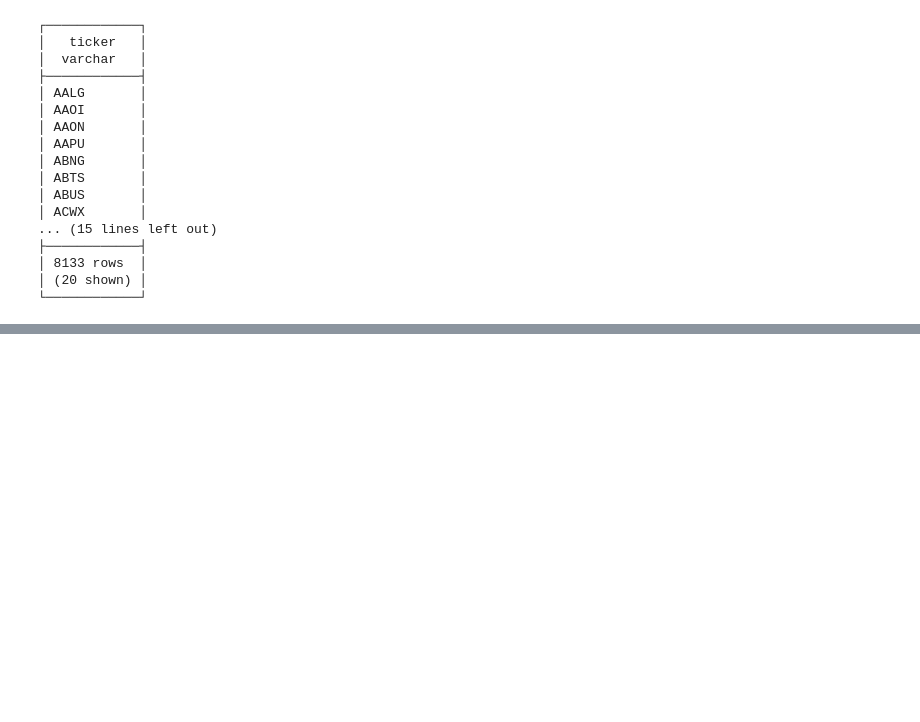
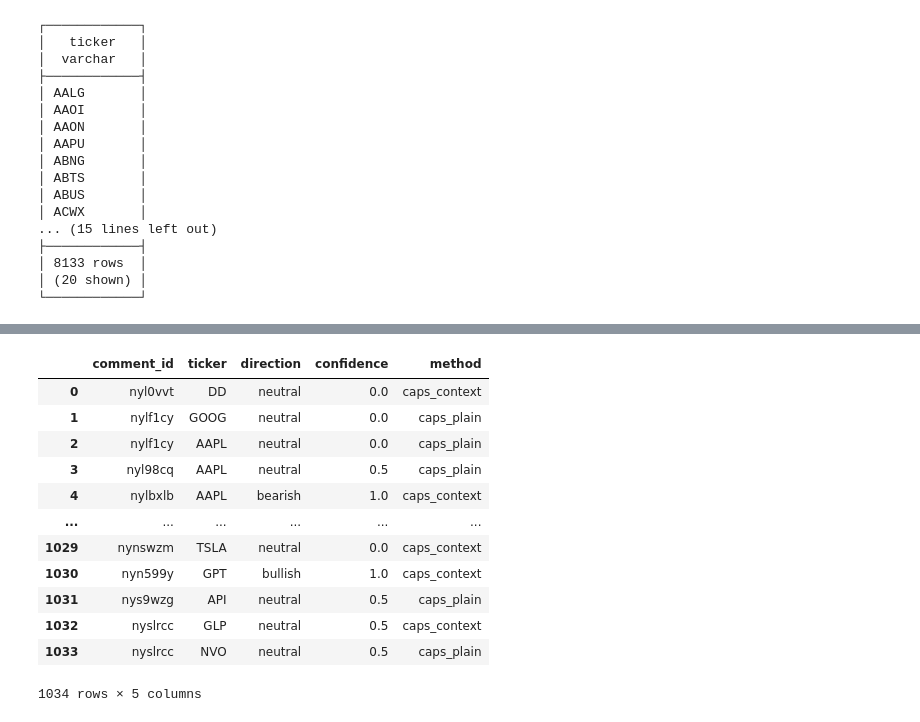
Before and after one commit to martush/reddit-llm, a Jupyter notebook: notebooks/reddit_db_exploration.ipynb, the cells around one changed output, grey strips where cells are left out. Cells and saved outputs as stored; diff of their text form; code cells hidden in the pictures; blank space fills up the shorter version.

```diff
--- a/notebooks/reddit_db_exploration.ipynb
+++ b/notebooks/reddit_db_exploration.ipynb
@@ -149,0 +198,17 @@ con.sql('''SELECT *
+# %%
+comment_tickers = con.sql("SELECT * FROM comment_tickers").df()
+display(comment_tickers)
+# %% [output]
+|  | comment_id | ticker | direction | confidence | method |
+| 0 | nyl0vvt | DD | neutral | 0.0 | caps_context |
+| 1 | nylf1cy | GOOG | neutral | 0.0 | caps_plain |
+| 2 | nylf1cy | AAPL | neutral | 0.0 | caps_plain |
+| 3 | nyl98cq | AAPL | neutral | 0.5 | caps_plain |
+| 4 | nylbxlb | AAPL | bearish | 1.0 | caps_context |
+| ... | ... | ... | ... | ... | ... |
+| 1029 | nynswzm | TSLA | neutral | 0.0 | caps_context |
+| 1030 | nyn599y | GPT | bullish | 1.0 | caps_context |
+| 1031 | nys9wzg | API | neutral | 0.5 | caps_plain |
+| 1032 | nyslrcc | GLP | neutral | 0.5 | caps_context |
+| 1033 | nyslrcc | NVO | neutral | 0.5 | caps_plain |
+1034 rows × 5 columns
```
Also changed, not shown: parts of 20 cells of this notebook, 9 other files.
